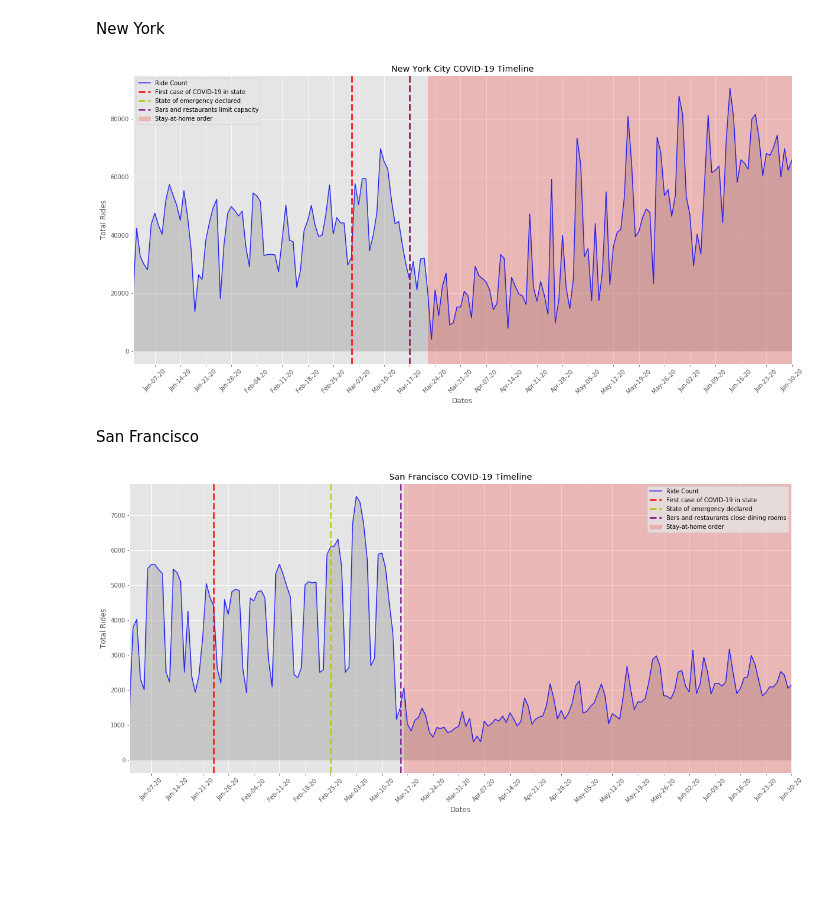
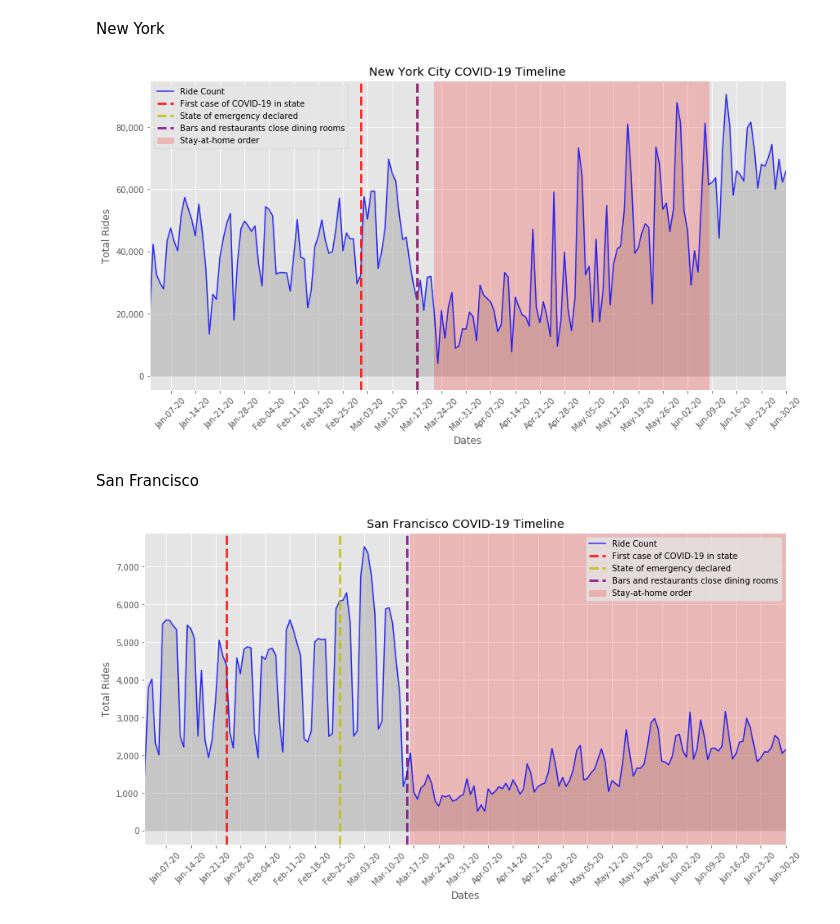
Before and after one commit to richietownsend/bike-share-use-and-covid-19, a Jupyter notebook: notebooks/Compiling Bikeshare DFs.ipynb, the cells around one changed output. Saved outputs shown, nothing was run; the diff lists cells and outputs as text; code cells hidden in the pictures; blank space fills up the shorter version.

```diff
--- a/notebooks/Compiling Bikeshare DFs.ipynb
+++ b/notebooks/Compiling Bikeshare DFs.ipynb
@@ -523,7 +532,7 @@ plt.savefig('../assets/la_covid_timeline.png');
 # %% [markdown]
 New York
 # %%
-fig, ax1 = plt.subplots(figsize=(20,9)) # setting size of graph area
+fig, ax1 = plt.subplots(figsize=(14,7)) # setting size of graph area
 
 plt.style.use('ggplot')
 
@@ -531,41 +540,42 @@ plt.style.use('ggplot')
 # area graph to show number cases
 ax1.fill_between(nyc_covid['ride_date'], nyc_covid['ride_count'], color="darkgray", alpha=0.5)
 
 # line to highlight area graph
 ax1.plot(nyc_covid['ride_date'], nyc_covid['ride_count'], color="blue", alpha=0.8, label = 'Ride Count')
 
 #set limit on x-axis
 plt.xlim((pd.to_datetime("2020-01-01"),pd.to_datetime("2020-06-30")))
 
 
 # COVID-19 Happenings
-ax1.axvspan(pd.to_datetime('2020-03-22'), pd.to_datetime('2021-05-15'), alpha=0.2, color='red', label= 'Stay-at-home order')
+ax1.axvspan(pd.to_datetime('2020-03-22'), pd.to_datetime('2020-06-08'), alpha=0.2, color='red', label= 'Stay-at-home order')
 ax1.axvline(x = pd.to_datetime('2020-03-01'), lw = 3, color = 'red', ls = '--', alpha = 0.8,label= 'First case of COVID-19 in state')
 ax1.axvline(x = pd.to_datetime('2020-03-17'), lw = 3, color = 'y', ls = '--', alpha = 0.8,label= 'State of emergency declared')
-ax1.axvline(x = pd.to_datetime('2020-03-17'), lw = 3, color = 'purple', ls = '--', alpha = 0.8,label= 'Bars and restaurants limit capacity')
+ax1.axvline(x = pd.to_datetime('2020-03-17'), lw = 3, color = 'purple', ls = '--', alpha = 0.8,label= 'Bars and restaurants close dining rooms')
 # ax1.axvline(x = '2020-04-28', lw = 3, color = 'darkgreen', ls = ':', alpha = 0.8,label= '')
 # ax1.axvline(x = '2020-05-25', lw = 3, color = 'darkgreen', ls = '--', alpha = 0.8,label= 'George Floyd protests')
 # ax1.axvline(x = '2021-04-15', lw = 3, color = 'tab:orange', ls = 'dashdot', alpha = 0.8,label= 'Vaccinations available to ages 16+')
 
 
 # formatting x axis date to show month and year
 ax1.xaxis.set_major_locator(mdates.WeekdayLocator(interval=1))
 ax1.xaxis.set_major_formatter(mdates.DateFormatter('%b-%d-%y'))
 plt.xticks(rotation=45)
+ax1.yaxis.set_major_formatter(tkr.StrMethodFormatter('{x:,.0f}'))
 
 # Add titles
 plt.title("New York City COVID-19 Timeline")
 ax1.set_xlabel("Dates")
 ax1.set_ylabel('Total Rides')
 ax1.legend()
 
-plt.savefig('../assets/ny_covid_timeline.png');
+plt.savefig('../assets/ny_covid_timeline.png', bbox_inches='tight', pad_inches=.1);
 # %% [output]
-[figure, old version]
+[figure, new version]
 # %% [markdown]
 San Francisco
 # %%
-fig, ax1 = plt.subplots(figsize=(20,9))
+fig, ax1 = plt.subplots(figsize=(14,7))
 
 plt.style.use('ggplot')
 
@@ -591,6 +601,7 @@ ax1.axvline(x = pd.to_datetime('2020-03-15'), lw = 3, color = 'purple', ls = '--
 ax1.xaxis.set_major_locator(mdates.WeekdayLocator(interval=1))
 ax1.xaxis.set_major_formatter(mdates.DateFormatter('%b-%d-%y'))
 plt.xticks(rotation=45)
+ax1.yaxis.set_major_formatter(tkr.StrMethodFormatter('{x:,.0f}'))
 
 #titles
 plt.title("San Francisco COVID-19 Timeline")
@@ -598,9 +609,9 @@ ax1.set_xlabel("Dates")
 ax1.set_ylabel('Total Rides')
 ax1.legend()
 
-plt.savefig('../assets/sf_covid_timeline.png');
+plt.savefig('../assets/sf_covid_timeline.png', bbox_inches='tight', pad_inches=.1);
 # %% [output]
-[figure, old version]
+[figure, new version]
 # %%
 nyc_test = nyc_covid
 # nyc_test = nyc_test.dropna()
```
Also changed, not shown: parts of 8 cells of this notebook, 16 other files.
